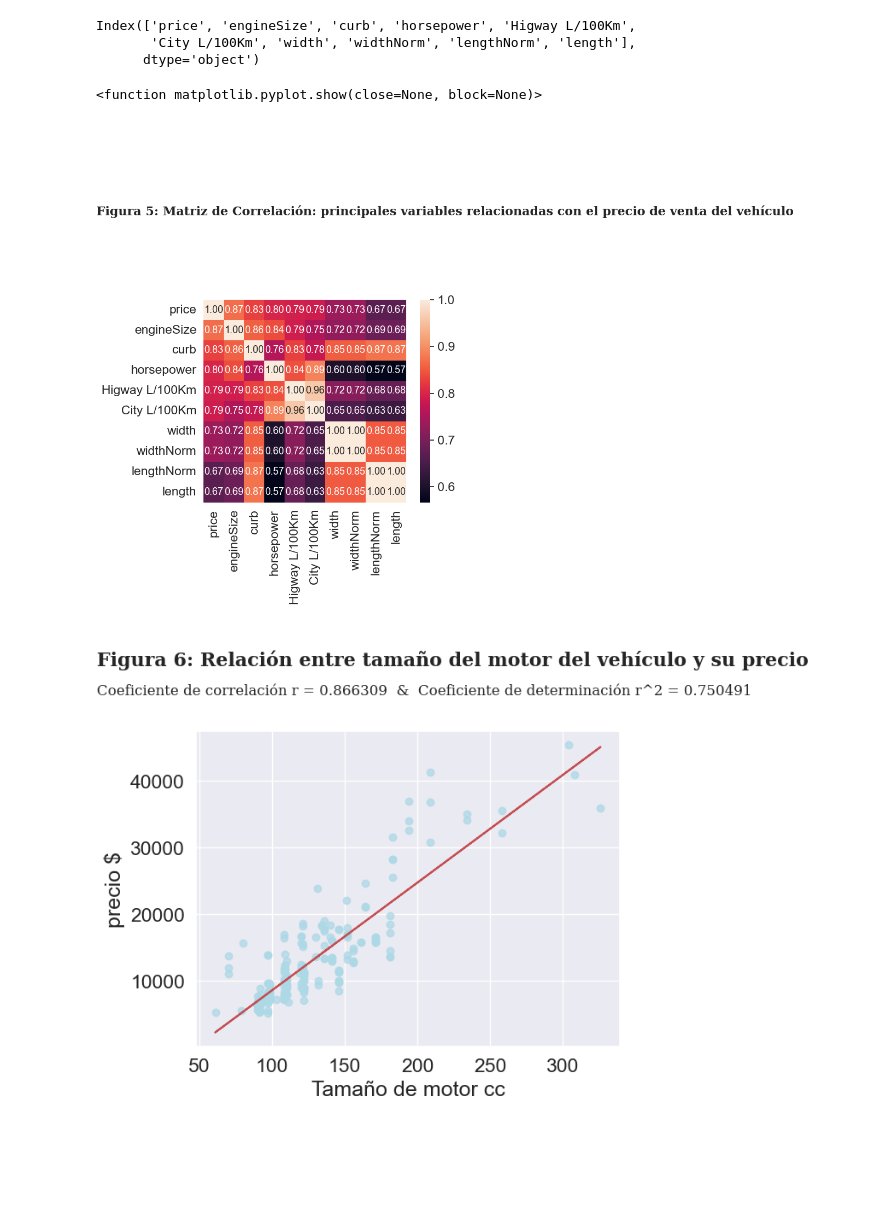
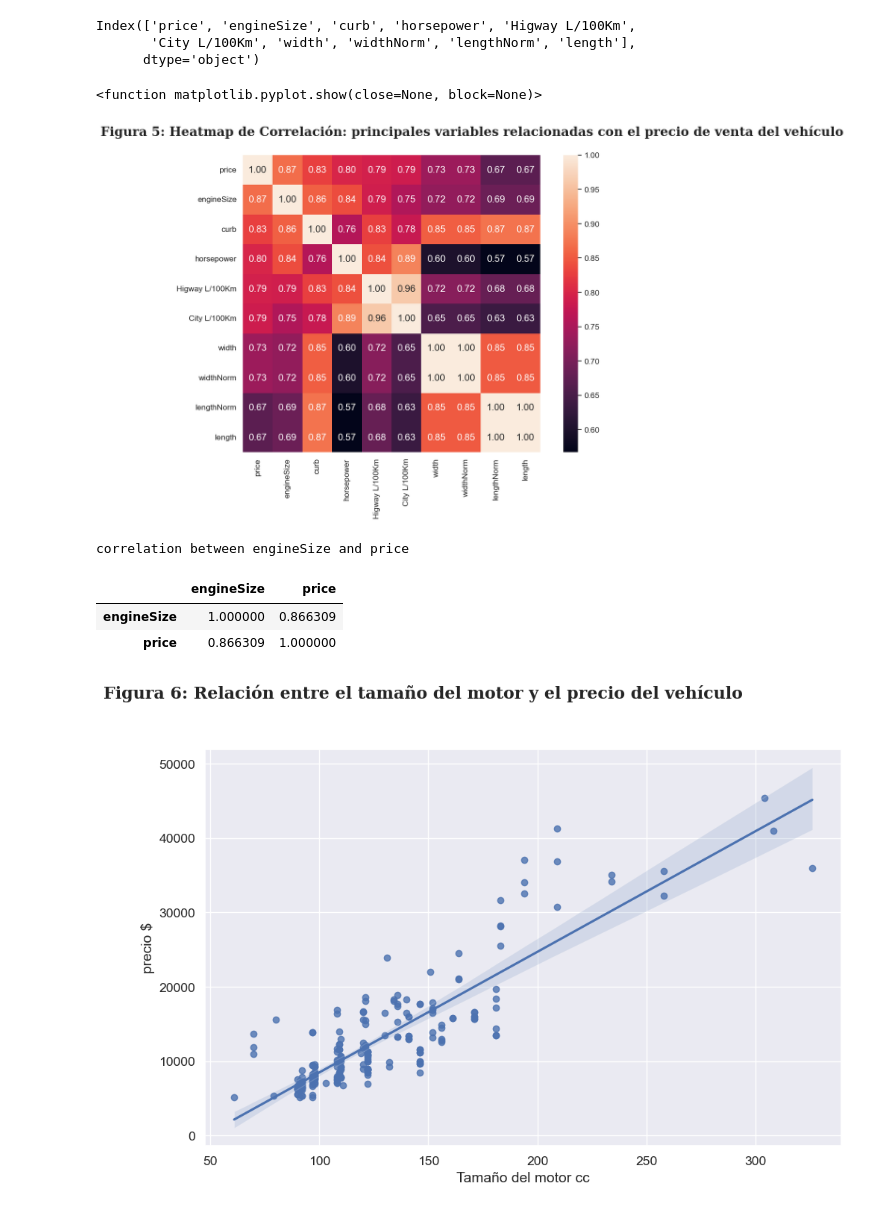
Before and after one commit to Jeffry0412/Proyecto-Final, a Jupyter notebook: EDA_Autos.ipynb, the cells around one changed output. Saved outputs shown, nothing was run; the diff lists cells and outputs as text; code cells hidden in the pictures; blank space fills up the shorter version.

```diff
--- a/EDA_Autos.ipynb
+++ b/EDA_Autos.ipynb
@@ -919,52 +922,52 @@ Index(['price', 'engineSize', 'curb', 'horsepower', 'Higway L/100Km',
 # %%
 cm = np.corrcoef(dfAutos[cols].values.T)
 # %%
-sns.set(font_scale = 1.50)
+fig, ax = plt.subplots(1, 1, figsize=(13,8.5), dpi=100)
 
-matriz_corr = sns.heatmap(cm, cbar = True, annot = True, square = True, fmt = ".2f", annot_kws = {"size":13,},
+sns.set(font_scale = 1.15)
+
+matriz_corr = sns.heatmap(cm, cbar = True, annot = True, square = True, fmt = ".2f", annot_kws = {"size":15,},
                 yticklabels = cols.values, xticklabels = cols.values)
 
-title_t = "Figura 5: Matriz de Correlación: principales variables relacionadas con el precio de venta del vehículo"
+title_t = "Figura 5: Heatmap de Correlación: principales variables relacionadas con el precio de venta del vehículo"
 plt.title(title_t, #mensaje del título
             horizontalalignment = "left", # se define posición del texto al lado izquierdo
              x = 0.001,
-             y = 0.90,
+             y = 0.93,
             transform = fig.transFigure,
-            fontsize = 16,
+            fontsize = 30,
             fontweight = "bold",
             fontfamily = "serif")
 plt.show
 # %% [output]
 <function matplotlib.pyplot.show(close=None, block=None)>
-[figure, old version]
+[figure, new version]
 # %%
-plt.scatter(dfAutos["engineSize"], dfAutos["price"], c = "lightblue", alpha = 0.75)
-reg = np.polyfit(dfAutos["engineSize"], dfAutos["price"], deg = 1)
-trend = np.polyval(reg, dfAutos["engineSize"])
+# de acuerdo con la información suministrada por el heatmap, grafico la variable que tiene más relación con el precio del vehículo
 
-plt.xlabel("Tamaño de motor cc")
+fig, ax = plt.subplots(1, 1, figsize=(11,6.9), dpi=100)
+
+sns.regplot(x = "engineSize", y = "price",data = dfAutos)
+print("correlation between engineSize and price")
+
+plt.xlabel("Tamaño del motor cc")
 plt.ylabel("precio $")
 
-title_t = "Figura 6: Relación entre tamaño del motor del vehículo y su precio"
+title_t = "Figura 6: Relación entre el tamaño del motor y el precio del vehículo"
 plt.title(title_t, #mensaje del título
             horizontalalignment = "left", # se define posición del texto al lado izquierdo
              x = 0.001,
-             y = 0.75,
+             y = 0.98,
             transform = fig.transFigure,
             fontsize = 16,
             fontweight = "bold",
             fontfamily = "serif")
 
-subtitle_t = "Coeficiente de correlación r = 0.866309" "  " "&" "  " "Coeficiente de determinación r^2 = 0.750491"
-plt.suptitle(subtitle_t,
-            horizontalalignment = "left",
-             x = 0.001,
-             y = 0.72,
-            transform = fig.transFigure,
-            fontsize = 12,
-            fontweight = "regular",
-            fontfamily = "serif")
 
-plt.plot(dfAutos["engineSize"], trend, "r");
+dfAutos[["engineSize", "price"]].corr()
 # %% [output]
+correlation between engineSize and price
+|  | engineSize | price |
+| engineSize | 1.000000 | 0.866309 |
+| price | 0.866309 | 1.000000 |
-[figure, old version]
+[figure, new version]
```
Also changed, not shown: parts of 21 cells of this notebook.
